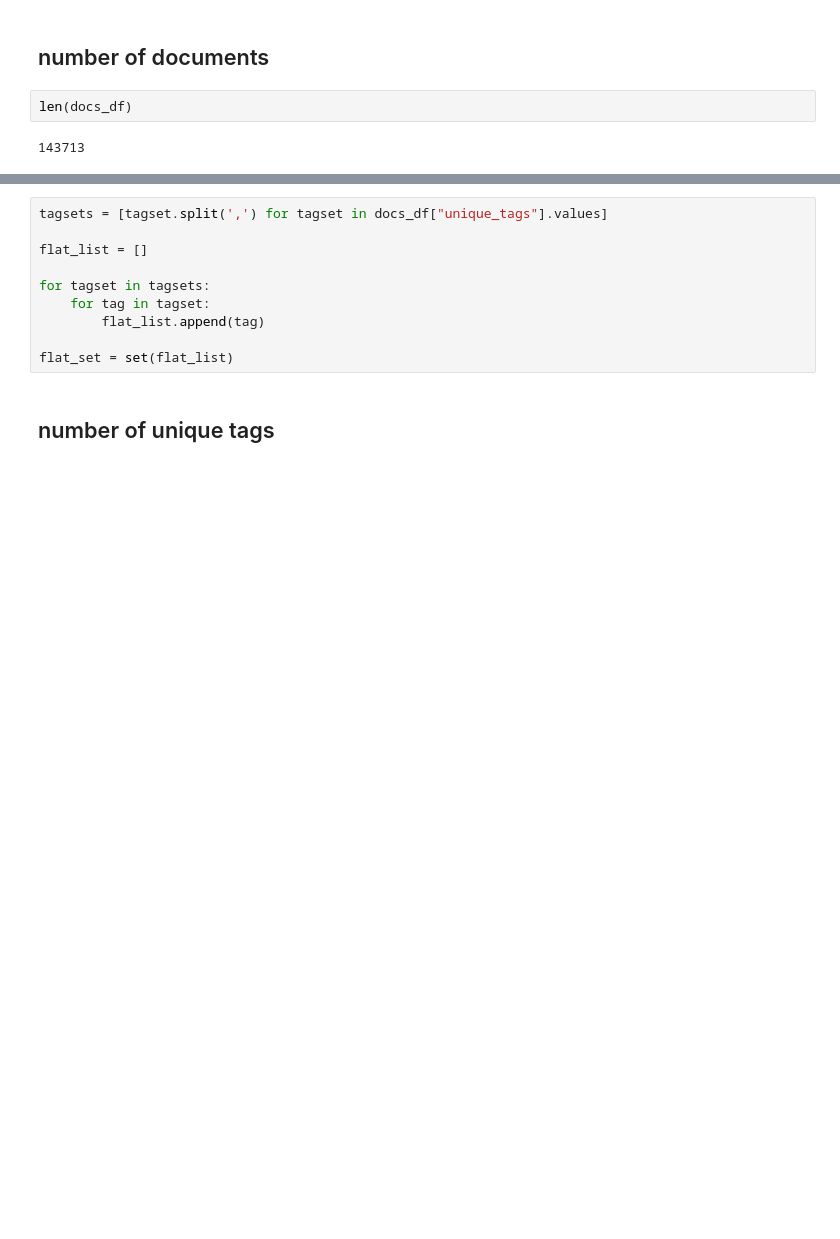
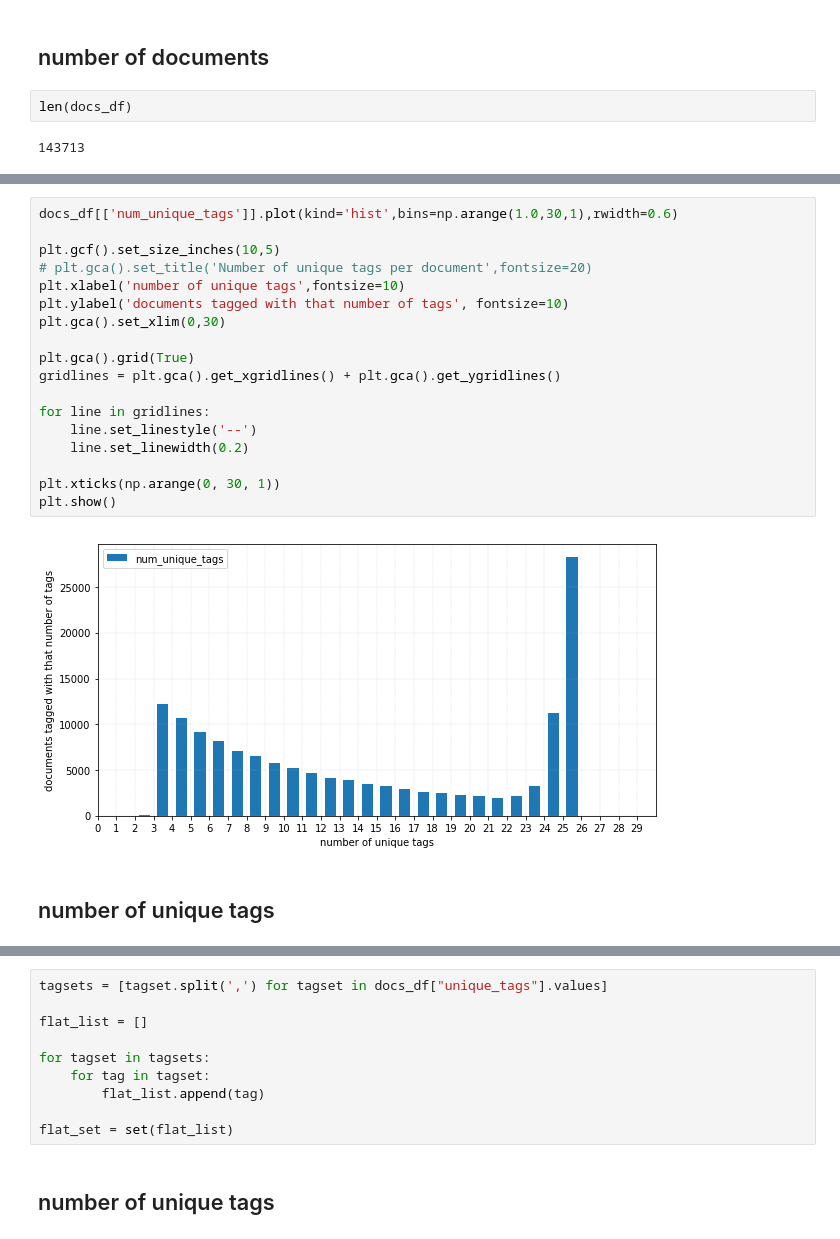
Before and after one commit to queirozfcom/auto-tagger, a Jupyter notebook: social-tags/notebooks/delicious-t140/eda.ipynb, the cells around one changed output, grey strips where cells are left out. Saved outputs shown, nothing was run; the diff lists cells and outputs as text; blank space fills up the shorter version.

```diff
--- a/social-tags/notebooks/delicious-t140/eda.ipynb
+++ b/social-tags/notebooks/delicious-t140/eda.ipynb
@@ -80,0 +81,22 @@ docs_df.head(5)
+# %%
+docs_df[['num_unique_tags']].plot(kind='hist',bins=np.arange(1.0,30,1),rwidth=0.6)
+
+plt.gcf().set_size_inches(10,5)
+# plt.gca().set_title('Number of unique tags per document',fontsize=20)
+plt.xlabel('number of unique tags',fontsize=10)
+plt.ylabel('documents tagged with that number of tags', fontsize=10)
+plt.gca().set_xlim(0,30)
+
+plt.gca().grid(True)
+gridlines = plt.gca().get_xgridlines() + plt.gca().get_ygridlines()
+
+for line in gridlines:
+    line.set_linestyle('--')
+    line.set_linewidth(0.2)
+
+plt.xticks(np.arange(0, 30, 1))
+plt.show()
+# %% [output]
+[figure, added]
+# %% [markdown]
+## number of unique tags
```
Also changed, not shown: parts of 27 cells of this notebook, 11 other files.
